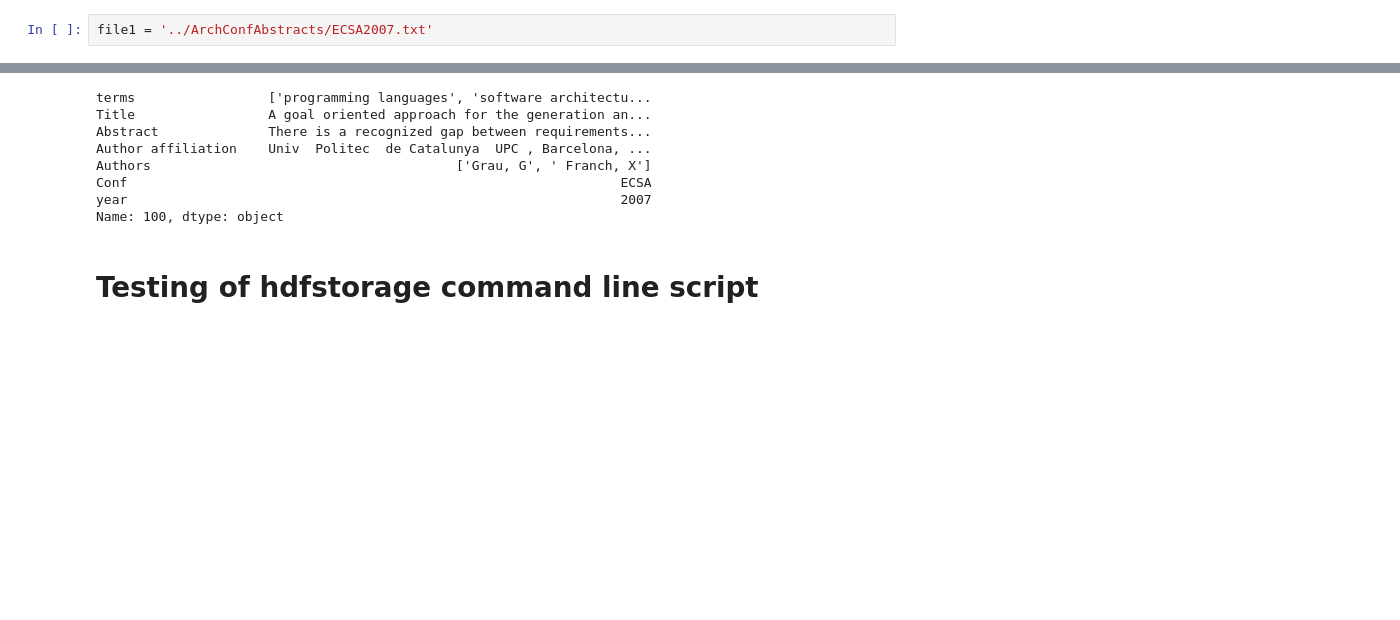
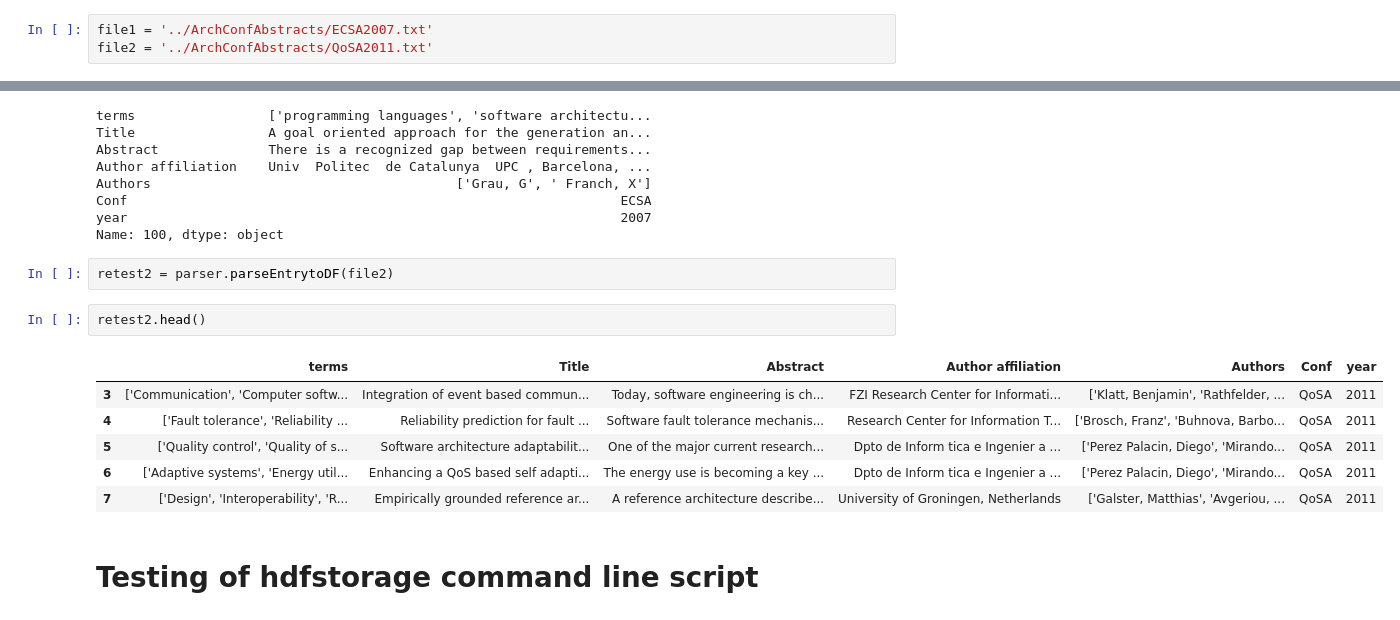
Before and after one commit to noveroa/DataBases, a Jupyter notebook: DataBaseParsing/parseFiles_NoteBook.ipynb, the cells around one changed output, grey strips where cells are left out. Saved outputs shown, nothing was run; the diff lists cells and outputs as text; blank space fills up the shorter version.

```diff
--- a/DataBaseParsing/parseFiles_NoteBook.ipynb
+++ b/DataBaseParsing/parseFiles_NoteBook.ipynb
@@ -4,6 +4,7 @@ import numpy as np
 %matplotlib inline
 # %%
 file1 = '../ArchConfAbstracts/ECSA2007.txt'
+file2 = '../ArchConfAbstracts/QoSA2011.txt'
 # %%
 import parseFiles as parser
 parser = reload(parser)
@@ -40,6 +45,17 @@ Authors                                       ['Grau, G', ' Franch, X']
 Conf                                                               ECSA
 year                                                               2007
 Name: 100, dtype: object
+# %%
+retest2 = parser.parseEntrytoDF(file2)
+# %%
+retest2.head()
+# %% [output]
+|  | terms | Title | Abstract | Author affiliation | Authors | Conf | year |
+| 3 | ['Communication', 'Computer softw... | Integration of event based commun... | Today, software engineering is ch... | FZI Research Center for Informati... | ['Klatt, Benjamin', 'Rathfelder, ... | QoSA | 2011 |
+| 4 | ['Fault tolerance', 'Reliability ... | Reliability prediction for fault ... | Software fault tolerance mechanis... | Research Center for Information T... | ['Brosch, Franz', 'Buhnova, Barbo... | QoSA | 2011 |
+| 5 | ['Quality control', 'Quality of s... | Software architecture adaptabilit... | One of the major current research... | Dpto de Inform tica e Ingenier a ... | ['Perez Palacin, Diego', 'Mirando... | QoSA | 2011 |
+| 6 | ['Adaptive systems', 'Energy util... | Enhancing a QoS based self adapti... | The energy use is becoming a key ... | Dpto de Inform tica e Ingenier a ... | ['Perez Palacin, Diego', 'Mirando... | QoSA | 2011 |
+| 7 | ['Design', 'Interoperability', 'R... | Empirically grounded reference ar... | A reference architecture describe... | University of Groningen, Netherlands | ['Galster, Matthias', 'Avgeriou, ... | QoSA | 2011 |
 # %% [markdown]
 # Testing of hdfstorage command line script
 # %%
```
Also changed, not shown: parts of 3 cells of this notebook, 17 other files.
